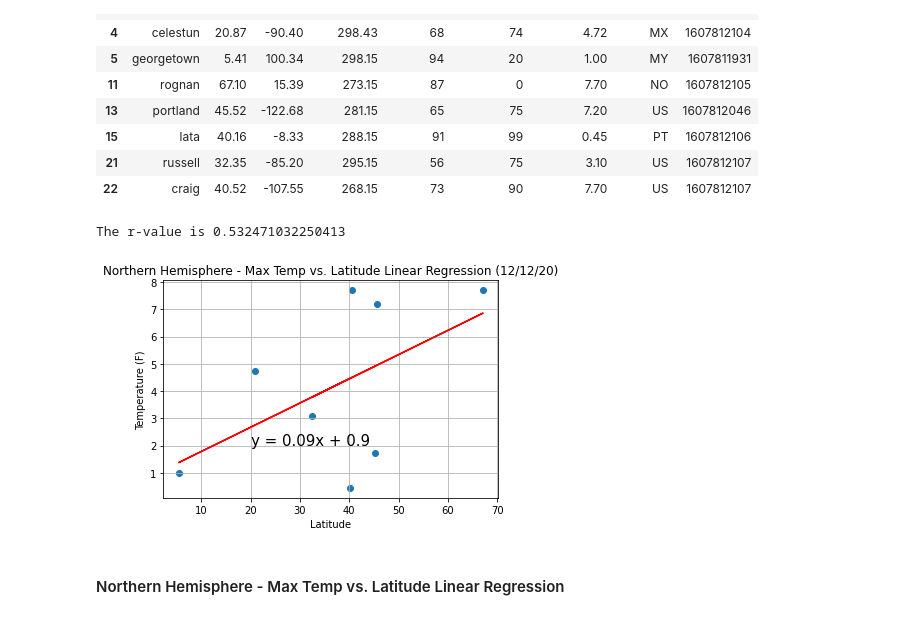
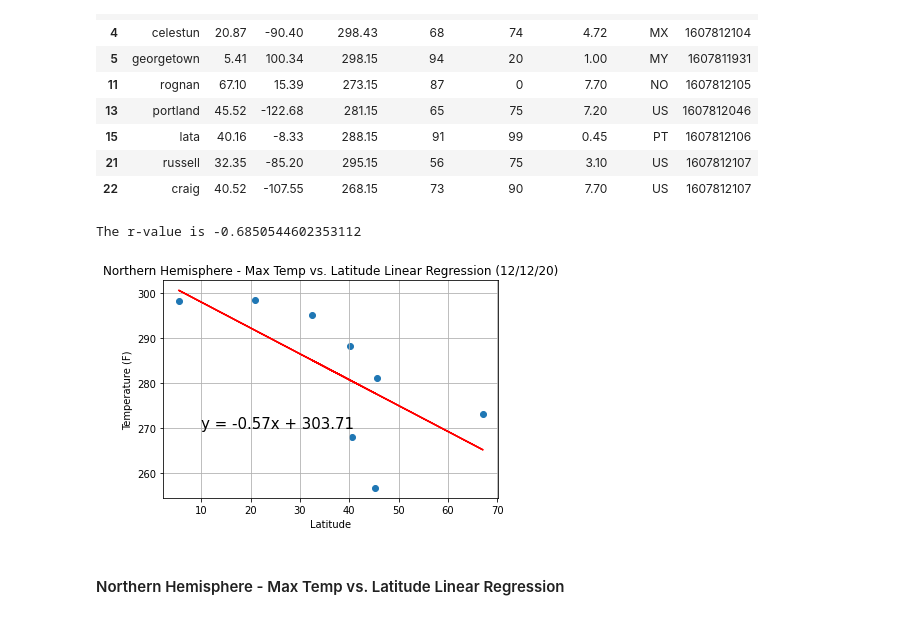
Before and after one commit to thallegacy/python-api-challenge, a Jupyter notebook: WeatherVacationPy/WeatherPy.ipynb, the cells around one changed output. Saved outputs shown, nothing was run; the diff lists cells and outputs as text; code cells hidden in the pictures.

```diff
--- a/WeatherVacationPy/WeatherPy.ipynb
+++ b/WeatherVacationPy/WeatherPy.ipynb
@@ -405,37 +405,37 @@ north_hem_data
 # %%
 # Set plot variables x and y
 north_x = north_hem_data["Lat"]
-north_y = north_hem_data["Wind Speed"]
+north_y = north_hem_data["Max Temp"]
 
 
 # linear regression model
 (slope, intercept, rvalue, pvalue, stderr) = linregress(north_x, north_y)
 regress_values = north_x * slope + intercept
 
 # Plot the graph with slope intercept
 line_eq = f'y = {str(round(slope,2))}x + {str(round(intercept,2))}'
 plt.scatter(north_x,north_y)
 plt.plot(north_x,regress_values,"r-")
 
 # Set the formatting of the graph
-plt.annotate(line_eq,(20,2),fontsize=15,color="black")
+plt.annotate(line_eq,(10,270),fontsize=15,color="black")
 plt.title(f'Northern Hemisphere - Max Temp vs. Latitude Linear Regression ({time.strftime("%D")})')
 plt.xlabel("Latitude")
 plt.ylabel("Temperature (F)")
 plt.grid(True)
 
 # The r-value
 print(f"The r-value is {rvalue}")
 
 # Save the graph
 plt.savefig("output_data/NH_Lat_vs_Wind_Speed.png")
 
 
 # Display the information
 plt.show()
 # %% [output]
-The r-value is 0.532471032250413
+The r-value is -0.6850544602353112
-[figure, old version]
+[figure, new version]
 # %% [markdown]
 ####  Northern Hemisphere - Max Temp vs. Latitude Linear Regression
 # %%
```
Also changed, not shown: parts of 2 cells of this notebook, 3 other files.
